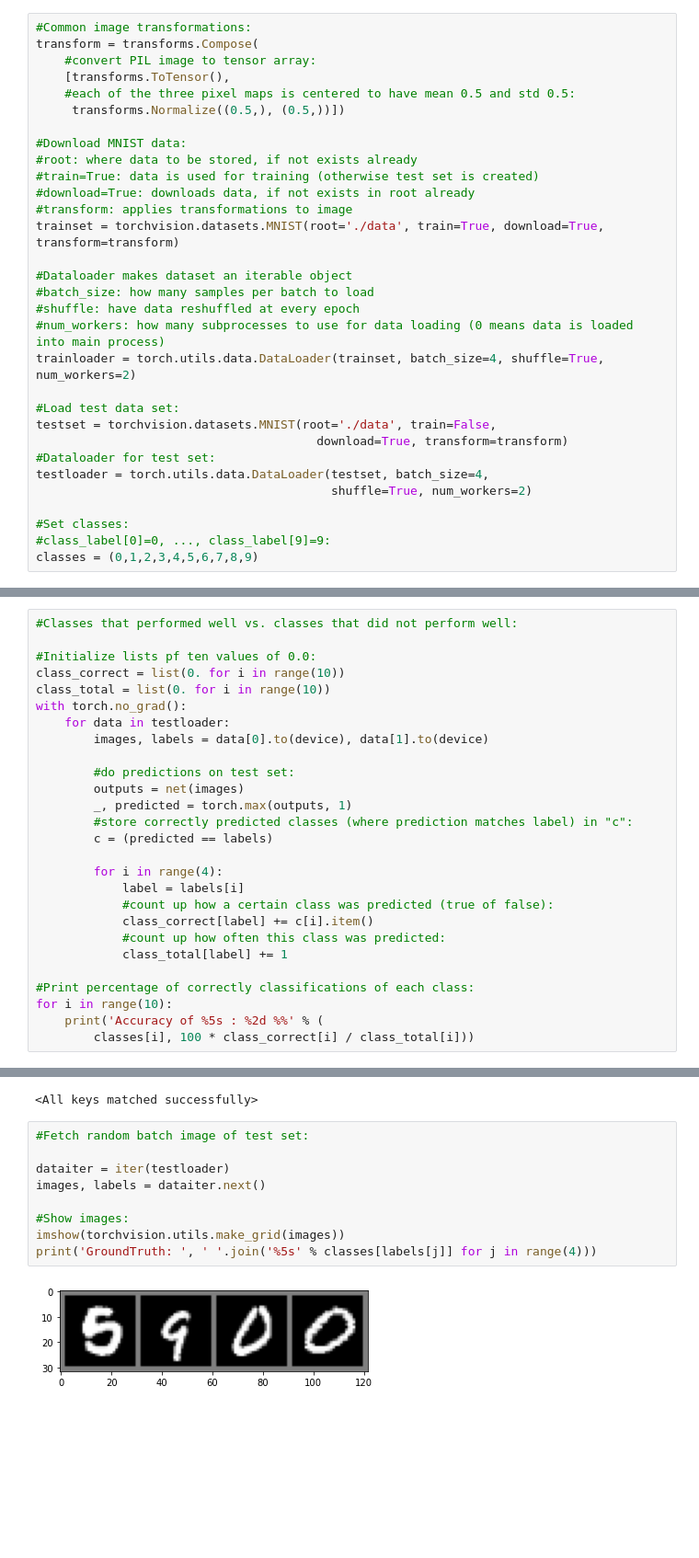
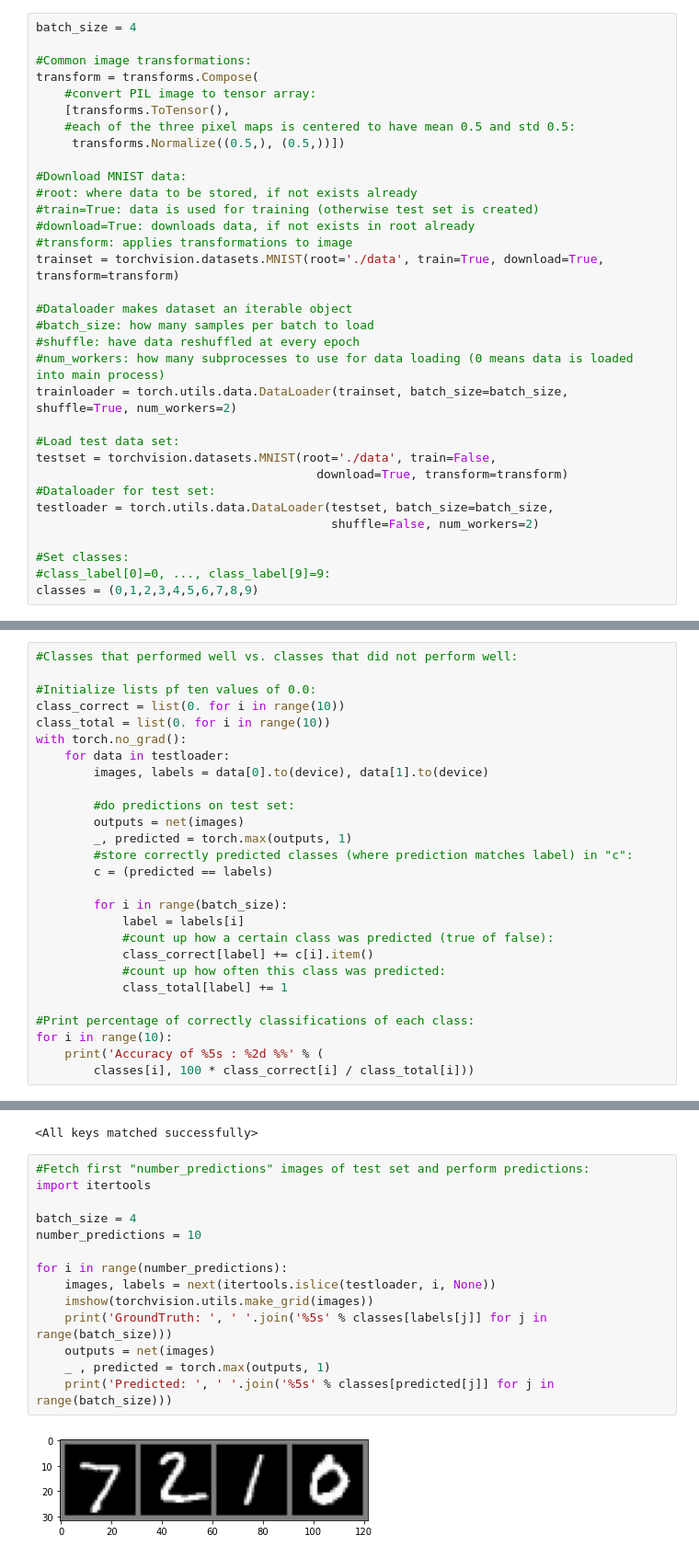
Before and after one commit to MJimitater/deep-learning, a Jupyter notebook: mnist_nn.ipynb, the cells around one changed output, grey strips where cells are left out. Shown at 92% size. Cells and saved outputs as stored; diff of their text form; blank space fills up the shorter version.

Commit message:
added predictions of specific samples for better comparability

```diff
--- a/mnist_nn.ipynb
+++ b/mnist_nn.ipynb
@@ -19,6 +19,8 @@ print(device)
 # %% [output]
 cuda:0
 # %%
+batch_size = 4
+
 #Common image transformations:
 transform = transforms.Compose(
     #convert PIL image to tensor array:
@@ -37,14 +39,14 @@ trainset = torchvision.datasets.MNIST(root='./data', train=True, download=True,
 #batch_size: how many samples per batch to load
 #shuffle: have data reshuffled at every epoch
 #num_workers: how many subprocesses to use for data loading (0 means data is loaded into main process)
-trainloader = torch.utils.data.DataLoader(trainset, batch_size=4, shuffle=True, num_workers=2)
+trainloader = torch.utils.data.DataLoader(trainset, batch_size=batch_size, shuffle=True, num_workers=2)
 
 #Load test data set:
 testset = torchvision.datasets.MNIST(root='./data', train=False,
                                        download=True, transform=transform)
 #Dataloader for test set:
-testloader = torch.utils.data.DataLoader(testset, batch_size=4,
-                                         shuffle=True, num_workers=2)
+testloader = torch.utils.data.DataLoader(testset, batch_size=batch_size,
+                                         shuffle=False, num_workers=2)
 
 #Set classes:
 #class_label[0]=0, ..., class_label[9]=9:
@@ -276,7 +262,7 @@ with torch.no_grad():
         #store correctly predicted classes (where prediction matches label) in "c":
         c = (predicted == labels)
 
-        for i in range(4):
+        for i in range(batch_size):
             label = labels[i]
             #count up how a certain class was predicted (true of false):
             class_correct[label] += c[i].item()
@@ -313,13 +299,18 @@ net.load_state_dict(torch.load(PATH))
 # %% [output]
 <All keys matched successfully>
 # %%
-#Fetch random batch image of test set:
+#Fetch first "number_predictions" images of test set and perform predictions:
+import itertools
 
-dataiter = iter(testloader)
-images, labels = dataiter.next()
+batch_size = 4
+number_predictions = 10
 
-#Show images:
-imshow(torchvision.utils.make_grid(images))
-print('GroundTruth: ', ' '.join('%5s' % classes[labels[j]] for j in range(4)))
+for i in range(number_predictions):
+    images, labels = next(itertools.islice(testloader, i, None))
+    imshow(torchvision.utils.make_grid(images))
+    print('GroundTruth: ', ' '.join('%5s' % classes[labels[j]] for j in range(batch_size)))
+    outputs = net(images)
+    _ , predicted = torch.max(outputs, 1)
+    print('Predicted: ', ' '.join('%5s' % classes[predicted[j]] for j in range(batch_size)))
 # %% [output]
-[figure, old version]
+[figure, new version]
```
Also changed, not shown: parts of 13 cells of this notebook, 1 other file.
